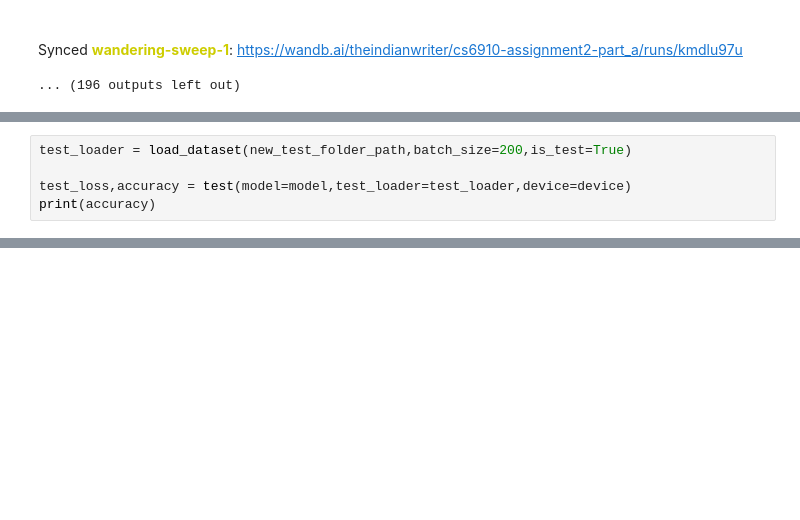
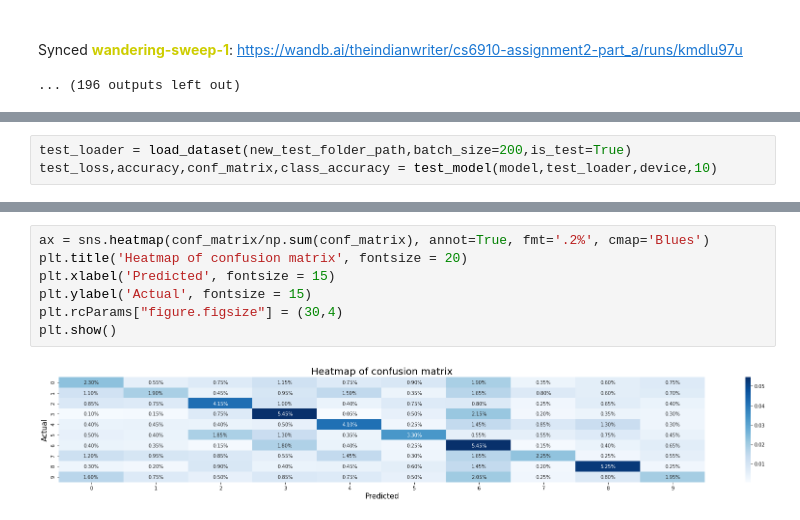
Before and after one commit to theindianwriter/CS6910-assignment_2, a Jupyter notebook: DL_assignment_2_Part_A.ipynb, the cells around one changed output, grey strips where cells are left out. Cells and saved outputs as stored; diff of their text form; blank space fills up the shorter version.

Commit message:
with test results and confusion matrix

```diff
--- a/DL_assignment_2_Part_A.ipynb
+++ b/DL_assignment_2_Part_A.ipynb
@@ -522,7 +562,5 @@ Synced wandering-sweep-1: https://wandb.ai/theindianwriter/cs6910-assignment2-pa
 # %%
 test_loader = load_dataset(new_test_folder_path,batch_size=200,is_test=True)
-
-test_loss,accuracy = test(model=model,test_loader=test_loader,device=device)
-print(accuracy)
+test_loss,accuracy,conf_matrix,class_accuracy = test_model(model,test_loader,device,10)
 # %% [output]
 avg val loss is 1.852087 and accuracy is 36.10%
@@ -529,0 +582,9 @@ avg val loss is 1.852087 and accuracy is 36.10%
+# %%
+ax = sns.heatmap(conf_matrix/np.sum(conf_matrix), annot=True, fmt='.2%', cmap='Blues')
+plt.title('Heatmap of confusion matrix', fontsize = 20)
+plt.xlabel('Predicted', fontsize = 15)
+plt.ylabel('Actual', fontsize = 15)
+plt.rcParams["figure.figsize"] = (30,4)
+plt.show()
+# %% [output]
+[figure, added]
```
Also changed, not shown: parts of 5 cells of this notebook.
